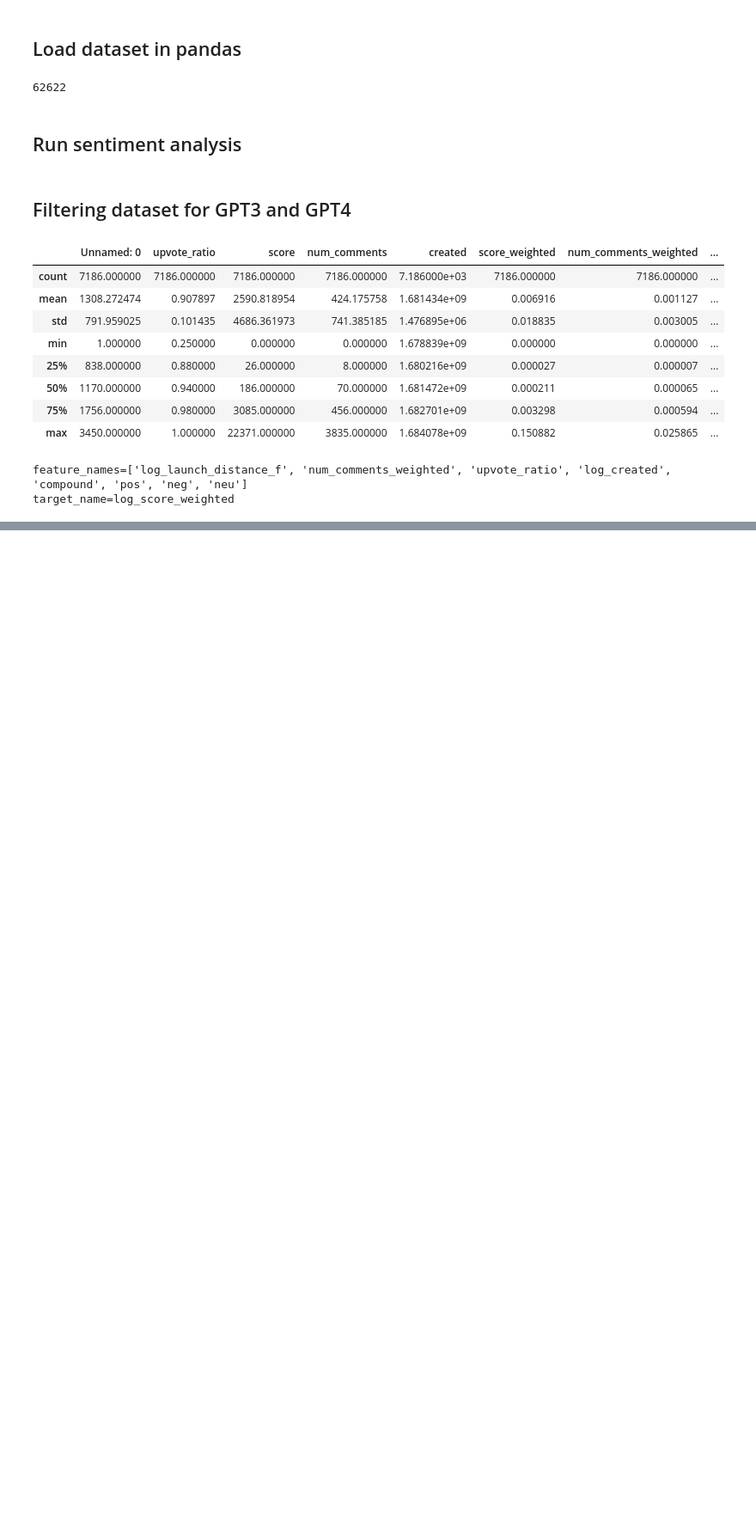
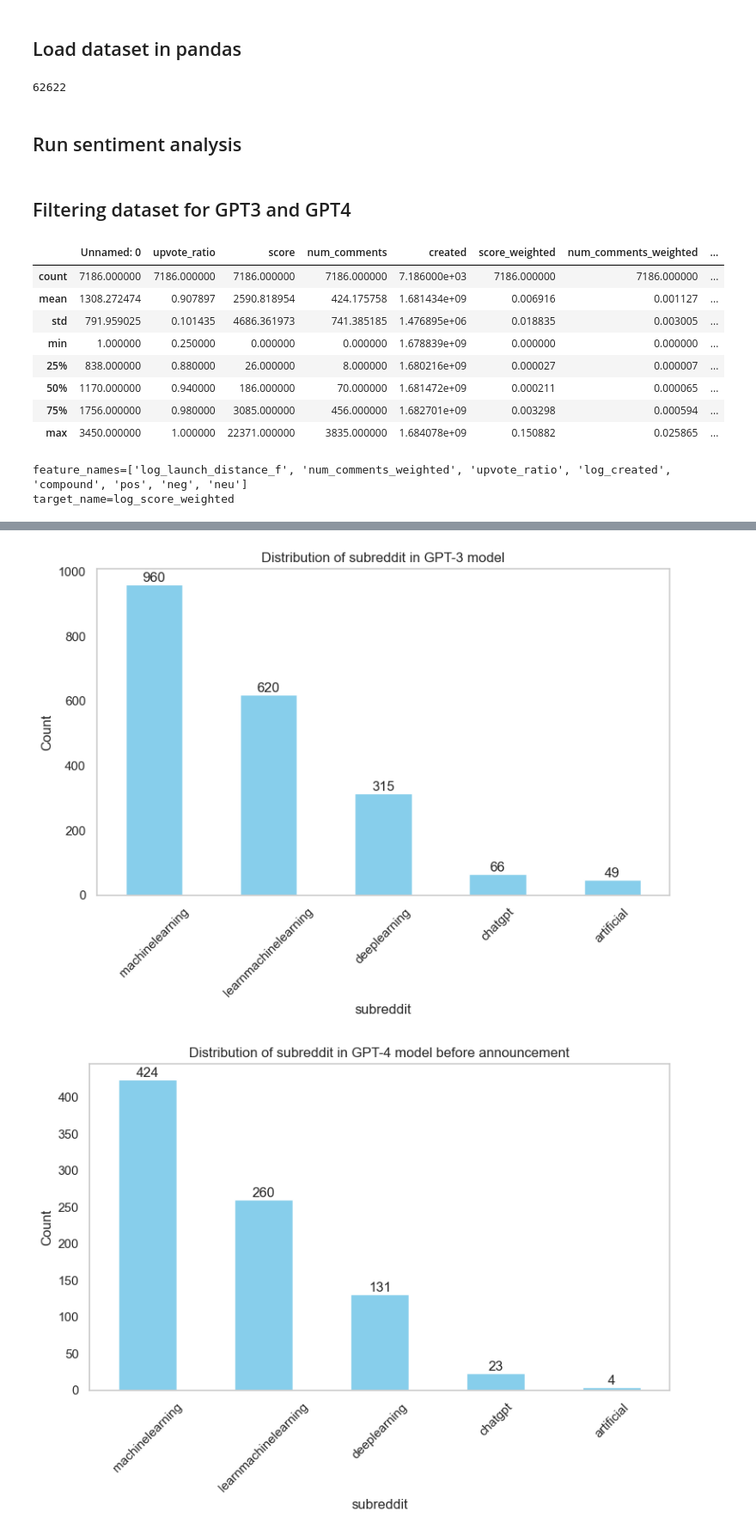
Before and after one commit to georgeh12/reddit-gpt, a Jupyter notebook: vader-analysis.ipynb, the cells around one changed output, grey strips where cells are left out. Shown at 86% size. Saved outputs shown, nothing was run; the diff lists cells and outputs as text; code cells hidden in the pictures; blank space fills up the shorter version.

```diff
--- a/vader-analysis.ipynb
+++ b/vader-analysis.ipynb
@@ -399,0 +390,30 @@ pos=3.409054226288788e-05
+# %%
+def plot_distributions(dataset, name, category):
+    # Count the occurrences of each category value
+    category_counts = dataset[category].value_counts()
+
+    # Plot the distribution as a bar chart
+    plt.figure(figsize=(8, 6))
+    ax = category_counts.plot(kind='bar', color='skyblue')
+    plt.title(f'Distribution of {category} in {name}')
+    plt.xlabel(category)
+    plt.ylabel('Count')
+    plt.xticks(rotation=45)
+    plt.grid(axis='y')
+    ax.grid(False)  # Remove gridlines
+
+
+    # Annotate each bar with its count
+    for p in ax.patches:
+        ax.annotate(f'{p.get_height()}', (p.get_x() + p.get_width() / 2, p.get_height()),
+                    ha='center', va='bottom')
+
+    plt.tight_layout()
+    plt.show()
+for category in ['subreddit', 'query']:
+    plot_distributions(dataset=df_gpt3, name='GPT-3 model', category=category)
+    plot_distributions(dataset=df_gpt4_before, name='GPT-4 model before announcement', category=category)
+    plot_distributions(dataset=df_gpt4_after, name='GPT-4 model after announcement', category=category)
+# %% [output]
+[figure, added]
+[figure, added]
```
Also changed, not shown: parts of 6 cells of this notebook, 4 other files.
